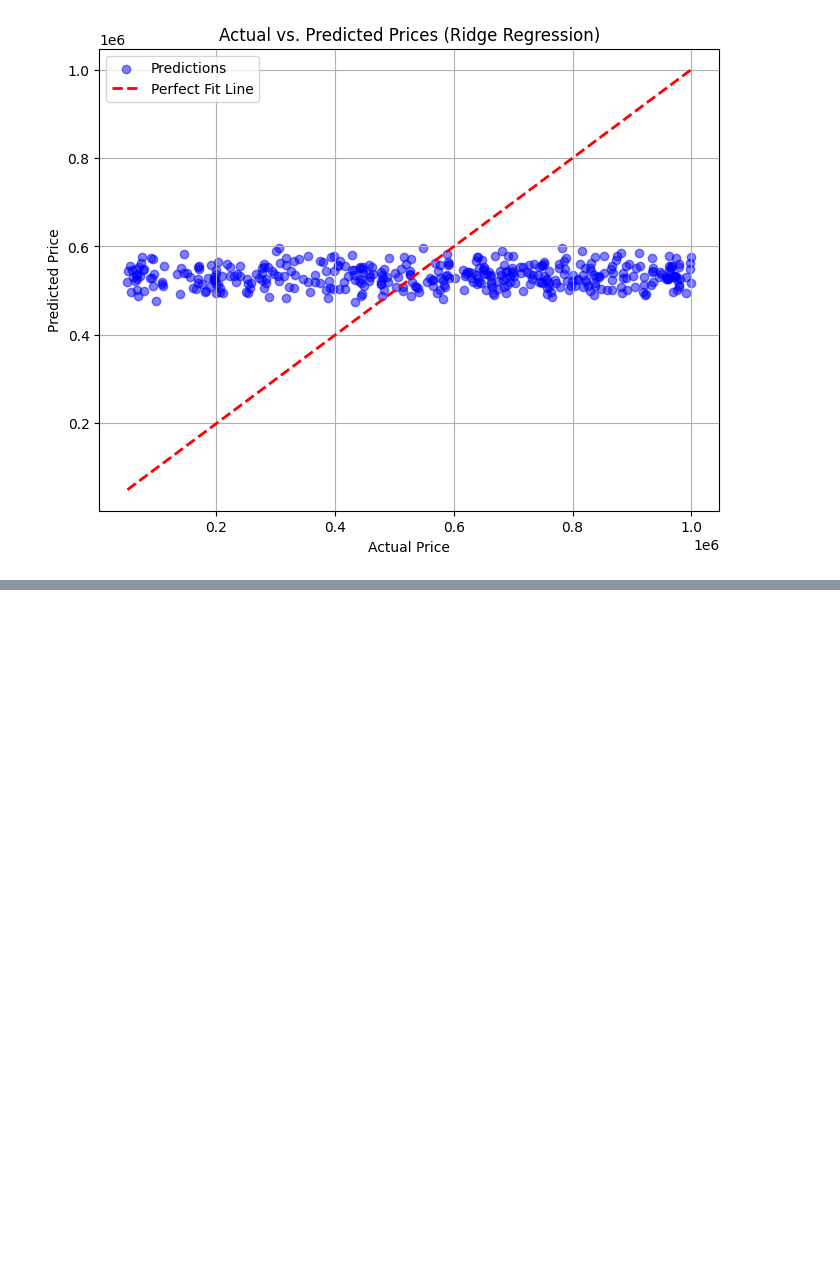
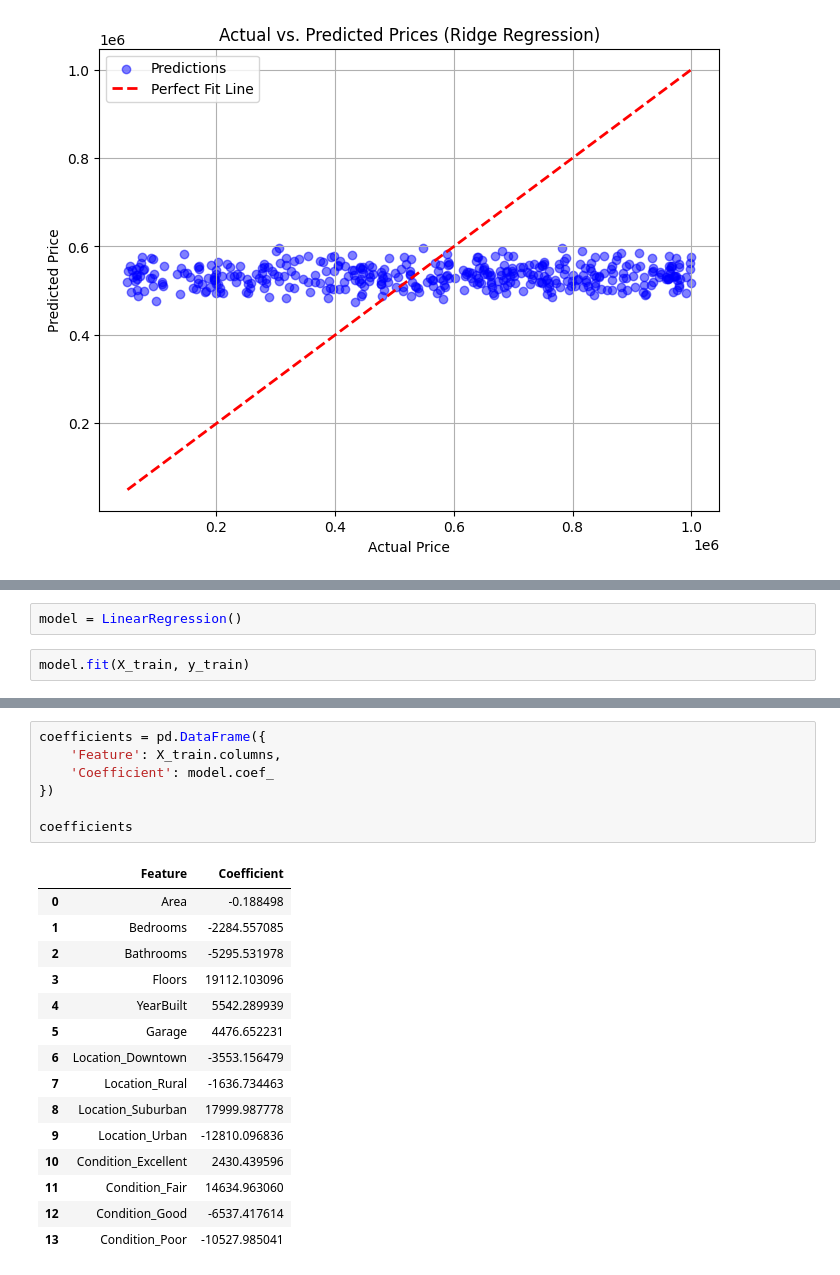
Before and after one commit to FrankFayz/ML_PROJECT, a Jupyter notebook: MACHINE_LEARNING_ASSIGNMENT2.ipynb, the cells around one changed output, grey strips where cells are left out. Cells and saved outputs as stored; diff of their text form; blank space fills up the shorter version.

```diff
--- a/MACHINE_LEARNING_ASSIGNMENT2.ipynb
+++ b/MACHINE_LEARNING_ASSIGNMENT2.ipynb
@@ -749,0 +741,4 @@ This result serves as the primary Ridge Regression baseline.
+# %%
+model = LinearRegression()
+# %%
+model.fit(X_train, y_train)
@@ -749,0 +789,23 @@ This result serves as the primary Ridge Regression baseline.
+# %%
+coefficients = pd.DataFrame({
+    'Feature': X_train.columns,
+    'Coefficient': model.coef_
+})
+
+coefficients
+# %% [output]
+|  | Feature | Coefficient |
+| 0 | Area | -0.188498 |
+| 1 | Bedrooms | -2284.557085 |
+| 2 | Bathrooms | -5295.531978 |
+| 3 | Floors | 19112.103096 |
+| 4 | YearBuilt | 5542.289939 |
+| 5 | Garage | 4476.652231 |
+| 6 | Location_Downtown | -3553.156479 |
+| 7 | Location_Rural | -1636.734463 |
+| 8 | Location_Suburban | 17999.987778 |
+| 9 | Location_Urban | -12810.096836 |
+| 10 | Condition_Excellent | 2430.439596 |
+| 11 | Condition_Fair | 14634.963060 |
+| 12 | Condition_Good | -6537.417614 |
+| 13 | Condition_Poor | -10527.985041 |
```
Also changed, not shown: parts of 19 cells of this notebook.
